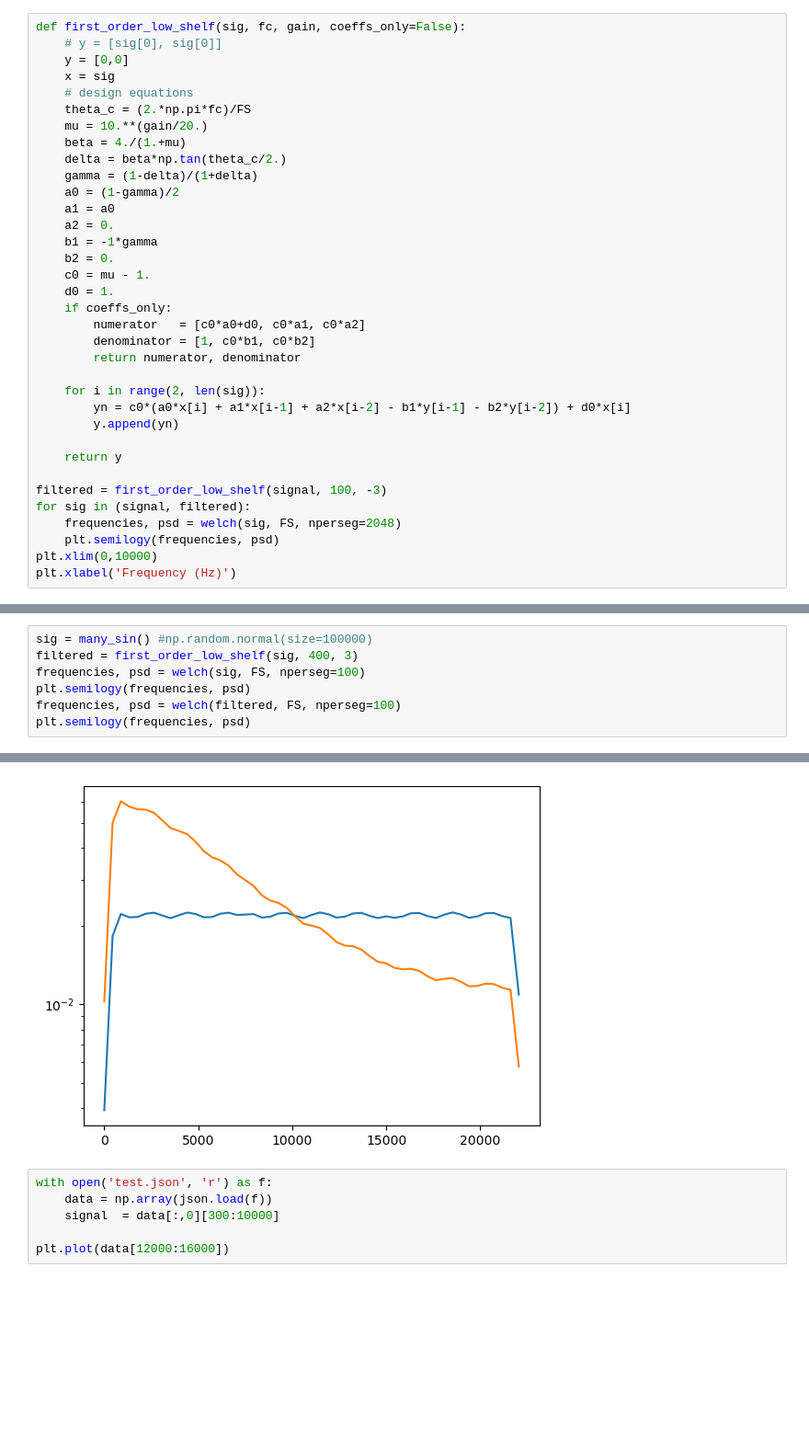
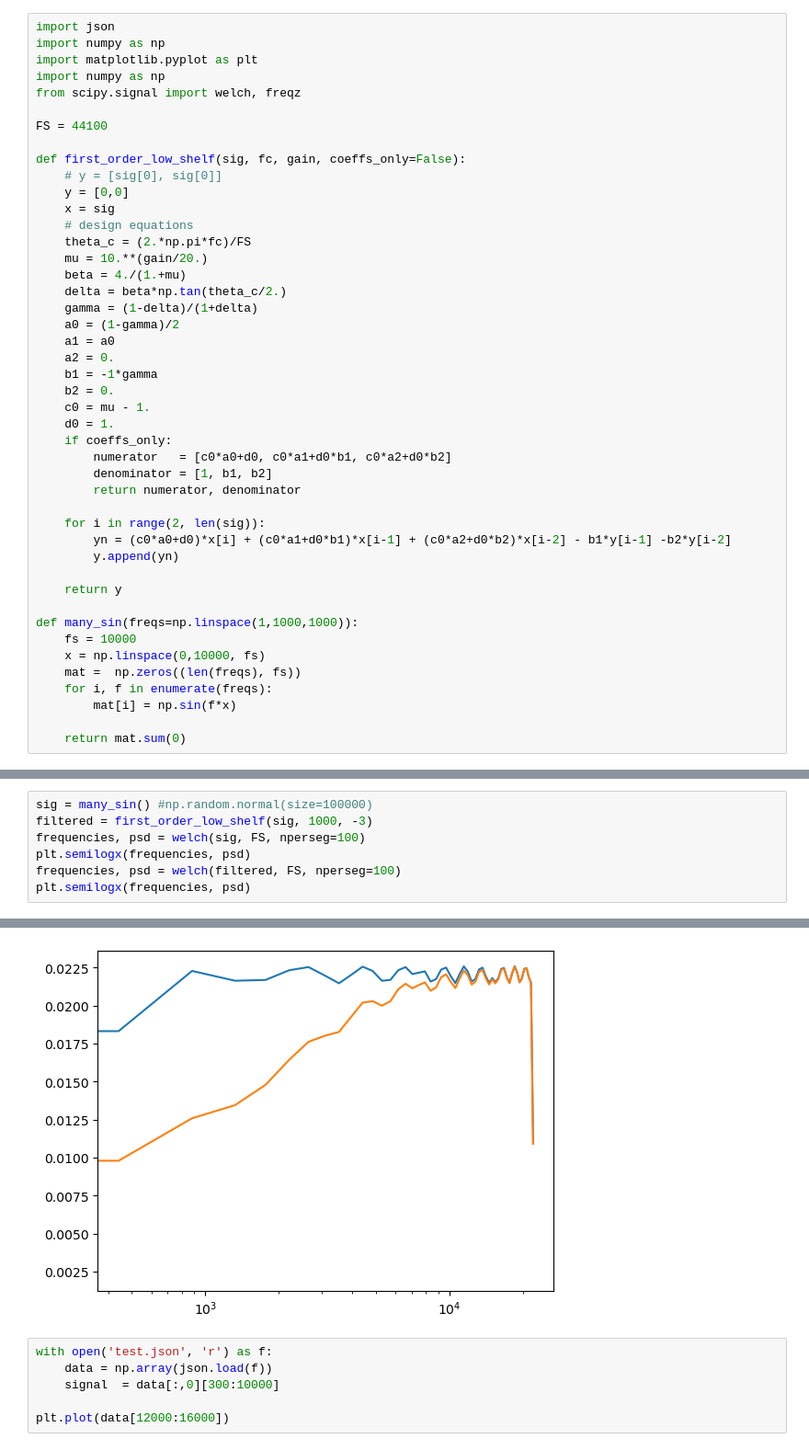
Before and after one commit to bfbarry/cli_amp, a Jupyter notebook: diagnostic.ipynb, the cells around one changed output, grey strips where cells are left out. Shown at 92% size. Drawn from its saved outputs; the diff is of its cells as text; blank space fills up the shorter version.

```diff
--- a/diagnostic.ipynb
+++ b/diagnostic.ipynb
@@ -13,4 +1,12 @@ FS = 44100
 # %%
+import json
+import numpy as np
+import matplotlib.pyplot as plt
+import numpy as np
+from scipy.signal import welch, freqz
+
+FS = 44100
+
 def first_order_low_shelf(sig, fc, gain, coeffs_only=False):
     # y = [sig[0], sig[0]]
     y = [0,0]
@@ -29,19 +25,21 @@ def first_order_low_shelf(sig, fc, gain, coeffs_only=False):
     c0 = mu - 1.
     d0 = 1.
     if coeffs_only:
-        numerator   = [c0*a0+d0, c0*a1, c0*a2]
-        denominator = [1, c0*b1, c0*b2]
+        numerator   = [c0*a0+d0, c0*a1+d0*b1, c0*a2+d0*b2]
+        denominator = [1, b1, b2]
         return numerator, denominator
 
     for i in range(2, len(sig)):
-        yn = c0*(a0*x[i] + a1*x[i-1] + a2*x[i-2] - b1*y[i-1] - b2*y[i-2]) + d0*x[i]
+        yn = (c0*a0+d0)*x[i] + (c0*a1+d0*b1)*x[i-1] + (c0*a2+d0*b2)*x[i-2] - b1*y[i-1] -b2*y[i-2]
         y.append(yn)
 
     return y
 
-filtered = first_order_low_shelf(signal, 100, -3)
-for sig in (signal, filtered):
-    frequencies, psd = welch(sig, FS, nperseg=2048)
-    plt.semilogy(frequencies, psd)
-plt.xlim(0,10000)
-plt.xlabel('Frequency (Hz)')
+def many_sin(freqs=np.linspace(1,1000,1000)):
+    fs = 10000
+    x = np.linspace(0,10000, fs)
+    mat =  np.zeros((len(freqs), fs))
+    for i, f in enumerate(freqs):
+        mat[i] = np.sin(f*x)
+
+    return mat.sum(0)
@@ -77,13 +70,13 @@ def many_sin(freqs=np.linspace(1,1000,1000)):
 # %%
 sig = many_sin() #np.random.normal(size=100000)
-filtered = first_order_low_shelf(sig, 400, 3)
+filtered = first_order_low_shelf(sig, 1000, -3)
 frequencies, psd = welch(sig, FS, nperseg=100)
-plt.semilogy(frequencies, psd)
+plt.semilogx(frequencies, psd)
 frequencies, psd = welch(filtered, FS, nperseg=100)
-plt.semilogy(frequencies, psd)
+plt.semilogx(frequencies, psd)
 # %% [output]
 [<matplotlib.lines.Line2D at 0x...>]
-[figure, old version]
+[figure, new version]
 # %%
 with open('test.json', 'r') as f:
     data = np.array(json.load(f))
```
Also changed, not shown: parts of 6 cells of this notebook, 2 other files.
